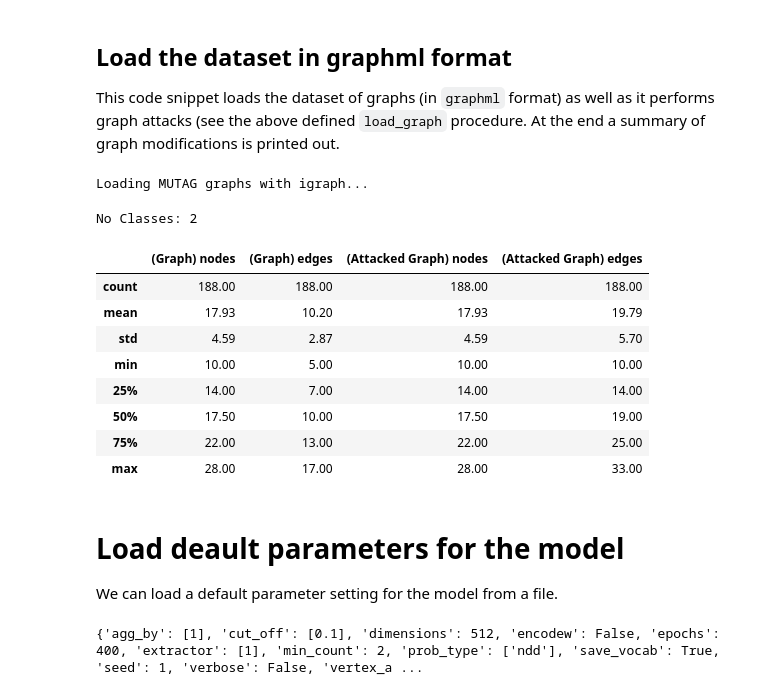
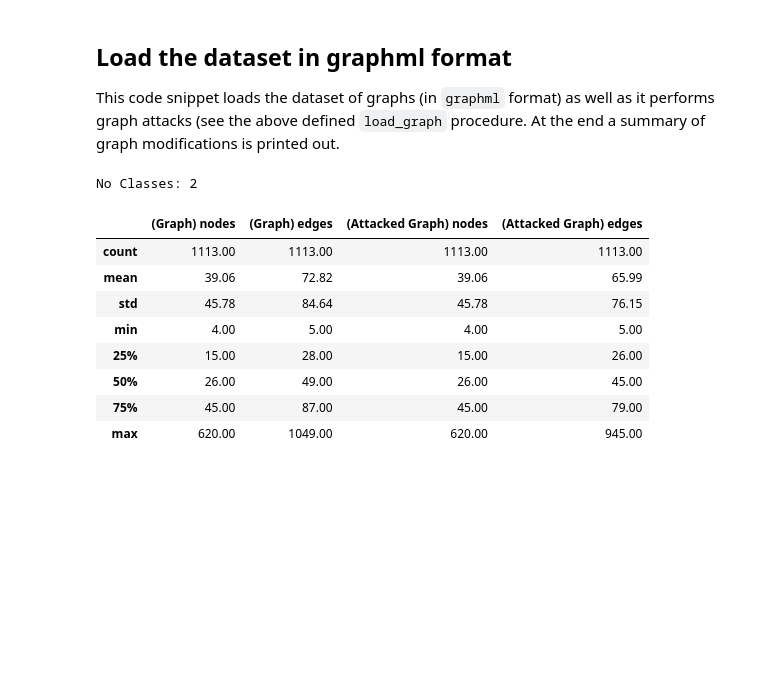
Before and after one commit to giordamaug/LION15_Experiments, a Jupyter notebook: notebook/iNP2V_notebook.ipynb, the cells around one changed output. Saved outputs shown, nothing was run; the diff lists cells and outputs as text; code cells hidden in the pictures; blank space fills up the shorter version.

```diff
--- a/notebook/iNP2V_notebook.ipynb
+++ b/notebook/iNP2V_notebook.ipynb
@@ -97,47 +232,37 @@ def load_graphs(input_path, dataname, fmt='graphml', ontest=True, percentage=20,
 ## Load the dataset in graphml format
 This code snippet loads the dataset of graphs (in `graphml` format) as well as it performs graph attacks (see the above defined `load_graph` procedure. At the end a summary of graph modifications is printed out.
 # %%
-#@title  { form-width: "30%" }
+import tqdm as tq
+dataname = 'PROTEINS' #@param ['MUTAG', 'KIDNEY', 'PROTEINS']
+criteria = 'random' #@param ['random', 'betweeness']
+percentage = 10 #@param [0, 5, 10, 20, 30, 40, 50] {type:"raw"}
+ontest = False #@param {type:"boolean"}
+import shutil
+shutil.unpack_archive(f'../datasets/{dataname}.zip', '../datasets/')
+graphs, y = load_dataset(dataname, root_dir='../datasets')
+graphs_adv = []  # no attack if dataset is loaded from TU format
+for G in tq.tqdm(graphs, desc="Copy/Attack"):
+  Gadv = G.copy()
+  ec = Gadv.ecount()
+  if percentage > 0:
+    n,e = ig_edgeattack(Gadv, criteria=criteria, percentage=percentage, random_state=42)
+  graphs_adv += [Gadv]
 
-dataset = 'MUTAG' #@param ['MUTAG', 'KIDNEY', 'Kidney_9.2', 'KIDNEYFOR', 'PROTEINS', 'BREAST', 'JE']
-criteria = 'betweeness' #@param ['random', 'betweeness']
-percentage = 50 #@param ["0.5", "1.0", "5.0", "10", "20", "30", "40", "50", "0"] {type:"raw"}
-ontest = False #@param {type:"boolean"}
-path = '/content/drive/MyDrive/CDS-GROUP-ROOT/TUDatasets' #@param {type:"string"}
-graphs, graphs_adv, y = load_graphs(path,dataset, criteria=criteria, percentage=percentage, ontest=ontest)
 nclasses = len(set(y))
 print("No Classes: %d\n"%nclasses)
 summary = pd.DataFrame(
     [(g.vcount(), g.ecount(),ga.vcount(), ga.ecount()) for g,ga in zip(graphs,graphs_adv)],
     columns=["(Graph) nodes", "(Graph) edges", "(Attacked Graph) nodes", "(Attacked Graph) edges"],
 )
 summary.describe().round(2)
 # %% [output]
-Loading MUTAG graphs with igraph...
+No Classes: 2
-No Classes: 2
 |  | (Graph) nodes | (Graph) edges | (Attacked Graph) nodes | (Attacked Graph) edges |
-| count | 188.00 | 188.00 | 188.00 | 188.00 |
-| mean | 17.93 | 10.20 | 17.93 | 19.79 |
-| std | 4.59 | 2.87 | 4.59 | 5.70 |
-| min | 10.00 | 5.00 | 10.00 | 10.00 |
-| 25% | 14.00 | 7.00 | 14.00 | 14.00 |
-| 50% | 17.50 | 10.00 | 17.50 | 19.00 |
-| 75% | 22.00 | 13.00 | 22.00 | 25.00 |
-| max | 28.00 | 17.00 | 28.00 | 33.00 |
+| count | 1113.00 | 1113.00 | 1113.00 | 1113.00 |
+| mean | 39.06 | 72.82 | 39.06 | 65.99 |
+| std | 45.78 | 84.64 | 45.78 | 76.15 |
+| min | 4.00 | 5.00 | 4.00 | 5.00 |
+| 25% | 15.00 | 28.00 | 15.00 | 26.00 |
+| 50% | 26.00 | 49.00 | 26.00 | 45.00 |
+| 75% | 45.00 | 87.00 | 45.00 | 79.00 |
+| max | 620.00 | 1049.00 | 620.00 | 945.00 |
-# %% [markdown]
-# Load deault parameters for the model
-
-We can load a default parameter setting for the model from a file.
-# %%
-import os
-import json
-method='iNP2V'
-confpath = '/content/drive/MyDrive/CDS-GROUP-ROOT/TUDatasets/LION15_results' #@param {type:"string"}
-path = os.path.join(confpath, f'{method}_{dataset}_params.json')
-if os.path.isfile(path):
-  params = json.load( open( path, 'r' ) )
-  print(params)
-else:
-  print("No default found!")
-# %% [output]
-{'agg_by': [1], 'cut_off': [0.1], 'dimensions': 512, 'encodew': False, 'epochs': 400, 'extractor': [1], 'min_count': 2, 'prob_type': ['ndd'], 'save_vocab': True, 'seed': 1, 'verbose': False, 'vertex_a ...
```
Also changed, not shown: parts of 10 cells of this notebook, 1 other file.
